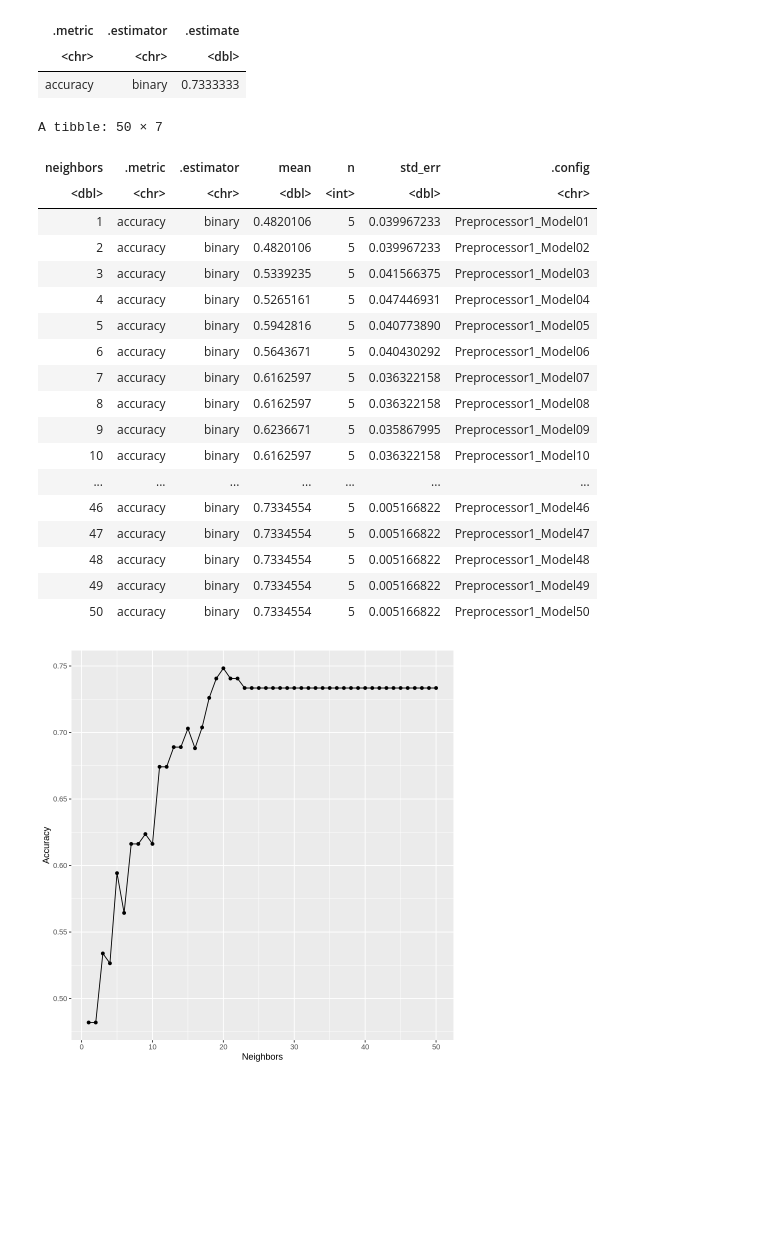
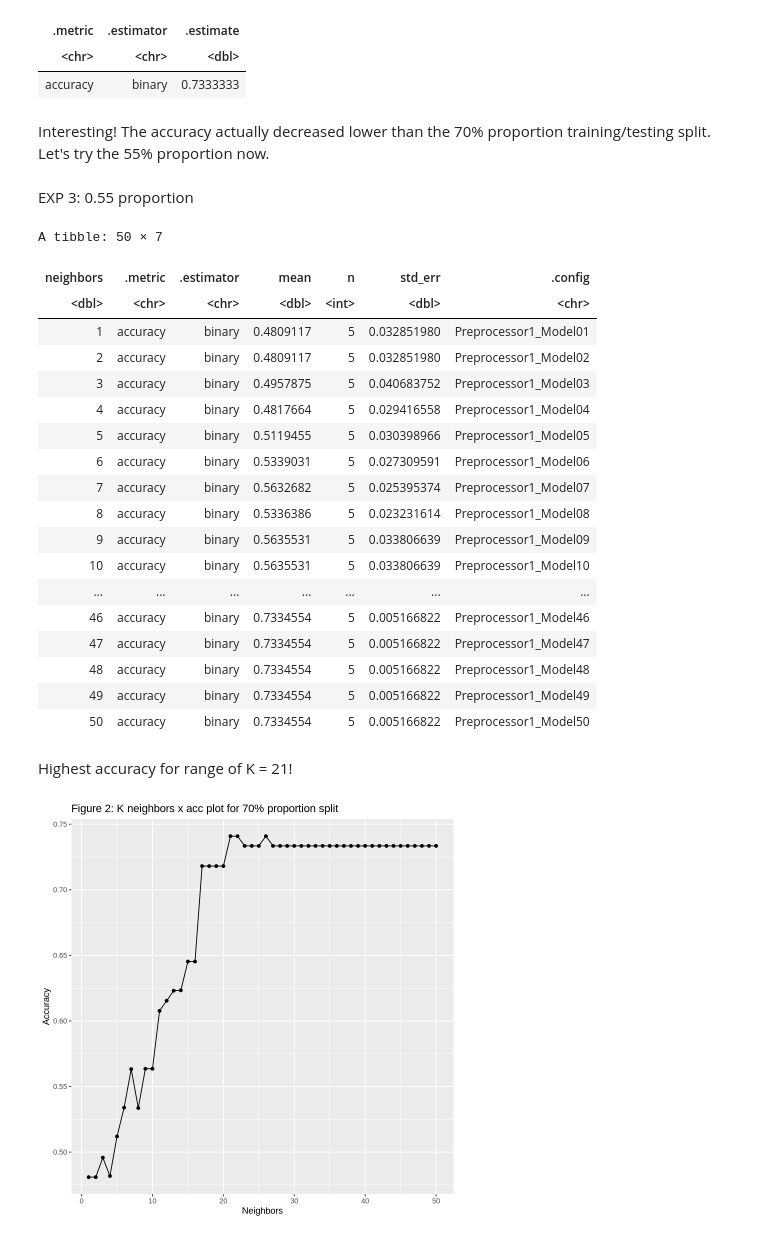
Before and after one commit to halenho/DS_PROJECT, a Jupyter notebook: DSCI FINAL PROJECT Report.ipynb, the cells around one changed output. Saved outputs shown, nothing was run; the diff lists cells and outputs as text; code cells hidden in the pictures; blank space fills up the shorter version.

Commit message:
Made a results/ methods section
yaaayy

```diff
--- a/DSCI FINAL PROJECT Report.ipynb
+++ b/DSCI FINAL PROJECT Report.ipynb
@@ -364,58 +388,65 @@ A tibble: 1 × 3
+# %% [markdown]
+Interesting! The accuracy actually decreased lower than the 70% proportion training/testing split. Let's try the 55% proportion now.
+# %% [markdown]
+EXP 3: 0.55 proportion
 # %%
-players_split_65 <- initial_split(players_cleaner, prop = 0.65, strata = subscribe)
-players_training_65 <- training(players_split_65)
-players_testing_65 <- testing(players_split_65)
+players_split_55 <- initial_split(players_cleaner, prop = 0.55, strata = subscribe)
+players_training_55 <- training(players_split_55)
+players_testing_55 <- testing(players_split_55)
 
 
-players_spec_65 <- nearest_neighbor(weight_func = "rectangular", neighbors = tune()) |>
+players_spec_55 <- nearest_neighbor(weight_func = "rectangular", neighbors = tune()) |>
                 set_engine("kknn") |>
                 set_mode("classification")
 
-players_recipe_65 <- recipe(subscribe ~ ., data = players_training_65) |>
+players_recipe_55 <- recipe(subscribe ~ ., data = players_training_55) |>
                 step_scale(all_predictors()) |>
                 step_center(all_predictors())
 
-players_vfold_65 <- vfold_cv(players_training, v = 5, strata = subscribe)
+players_vfold_55 <- vfold_cv(players_training, v = 5, strata = subscribe)
 
 k_vals <- tibble(neighbors = seq(from = 1, to = 50, by = 1))
 
 players_results <- workflow() |>
-                    add_recipe(players_recipe_65) |>
-                    add_model(players_spec_65) |>
-                    tune_grid(resamples = players_vfold_65, grid = k_vals ) |>
+                    add_recipe(players_recipe_55) |>
+                    add_model(players_spec_55) |>
+                    tune_grid(resamples = players_vfold_55, grid = k_vals ) |>
                     collect_metrics()
 
 
-accuracies_65 <- players_results |>
+accuracies_55 <- players_results |>
                 filter(.metric == "accuracy")
-accuracies_65
+accuracies_55
 # %% [output]
 A tibble: 50 × 7
 | neighbors | .metric | .estimator | mean | n | std_err | .config |
 | <dbl> | <chr> | <chr> | <dbl> | <int> | <dbl> | <chr> |
-| 1 | accuracy | binary | 0.4820106 | 5 | 0.039967233 | Preprocessor1_Model01 |
-| 2 | accuracy | binary | 0.4820106 | 5 | 0.039967233 | Preprocessor1_Model02 |
-| 3 | accuracy | binary | 0.5339235 | 5 | 0.041566375 | Preprocessor1_Model03 |
-| 4 | accuracy | binary | 0.5265161 | 5 | 0.047446931 | Preprocessor1_Model04 |
-| 5 | accuracy | binary | 0.5942816 | 5 | 0.040773890 | Preprocessor1_Model05 |
-| 6 | accuracy | binary | 0.5643671 | 5 | 0.040430292 | Preprocessor1_Model06 |
-| 7 | accuracy | binary | 0.6162597 | 5 | 0.036322158 | Preprocessor1_Model07 |
-| 8 | accuracy | binary | 0.6162597 | 5 | 0.036322158 | Preprocessor1_Model08 |
-| 9 | accuracy | binary | 0.6236671 | 5 | 0.035867995 | Preprocessor1_Model09 |
-| 10 | accuracy | binary | 0.6162597 | 5 | 0.036322158 | Preprocessor1_Model10 |
+| 1 | accuracy | binary | 0.4809117 | 5 | 0.032851980 | Preprocessor1_Model01 |
+| 2 | accuracy | binary | 0.4809117 | 5 | 0.032851980 | Preprocessor1_Model02 |
+| 3 | accuracy | binary | 0.4957875 | 5 | 0.040683752 | Preprocessor1_Model03 |
+| 4 | accuracy | binary | 0.4817664 | 5 | 0.029416558 | Preprocessor1_Model04 |
+| 5 | accuracy | binary | 0.5119455 | 5 | 0.030398966 | Preprocessor1_Model05 |
+| 6 | accuracy | binary | 0.5339031 | 5 | 0.027309591 | Preprocessor1_Model06 |
+| 7 | accuracy | binary | 0.5632682 | 5 | 0.025395374 | Preprocessor1_Model07 |
+| 8 | accuracy | binary | 0.5336386 | 5 | 0.023231614 | Preprocessor1_Model08 |
+| 9 | accuracy | binary | 0.5635531 | 5 | 0.033806639 | Preprocessor1_Model09 |
+| 10 | accuracy | binary | 0.5635531 | 5 | 0.033806639 | Preprocessor1_Model10 |
 | ... | ... | ... | ... | ... | ... | ... |
 | 46 | accuracy | binary | 0.7334554 | 5 | 0.005166822 | Preprocessor1_Model46 |
 | 47 | accuracy | binary | 0.7334554 | 5 | 0.005166822 | Preprocessor1_Model47 |
 | 48 | accuracy | binary | 0.7334554 | 5 | 0.005166822 | Preprocessor1_Model48 |
 | 49 | accuracy | binary | 0.7334554 | 5 | 0.005166822 | Preprocessor1_Model49 |
 | 50 | accuracy | binary | 0.7334554 | 5 | 0.005166822 | Preprocessor1_Model50 |
+# %% [markdown]
+Highest accuracy for range of K = 21!
 # %%
-kneighbors3 <- ggplot(accuracies_65, aes(x = neighbors, y = mean)) +
+kneighbors3 <- ggplot(accuracies_55, aes(x = neighbors, y = mean)) +
                 geom_point() +
                 geom_line() +
                 labs(x = "Neighbors",
-                     y = "Accuracy")
+                     y = "Accuracy") +
+                ggtitle("Figure 2: K neighbors x acc plot for 70% proportion split")
 kneighbors3
 # %% [output]
-[figure, old version]
+[figure, new version]
 # %%
```
Also changed, not shown: parts of 23 cells of this notebook.
